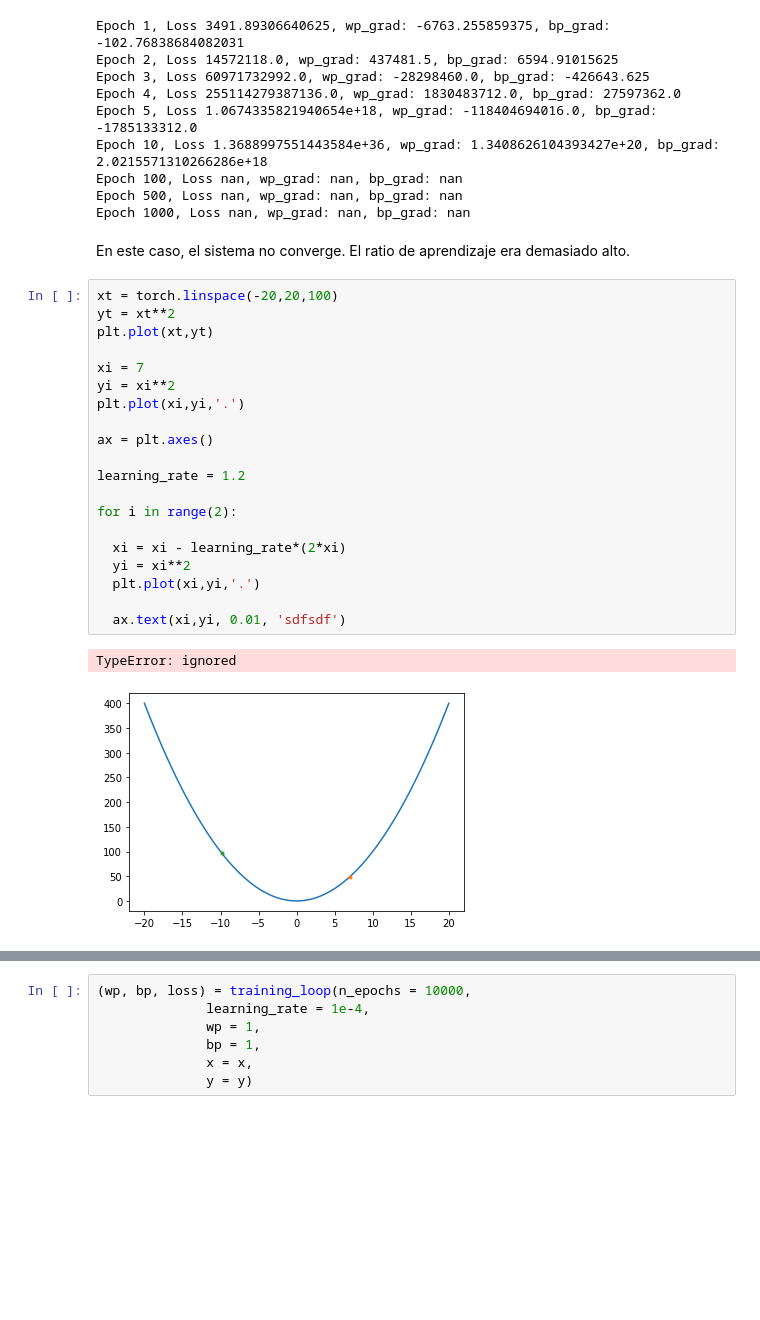
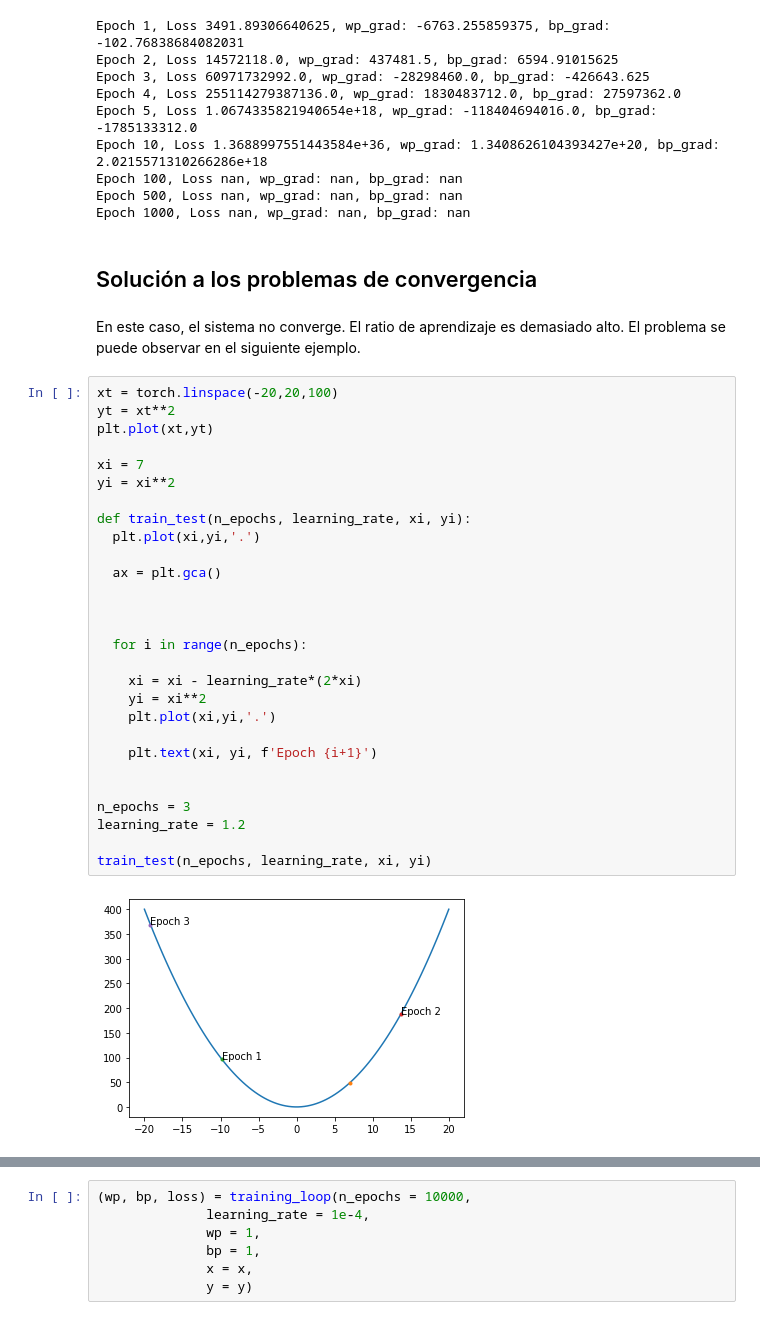
Before and after one commit to rusamentiaga/pytorch-test, a Jupyter notebook: 2_learning.ipynb, the cells around one changed output, grey strips where cells are left out. Cells and saved outputs as stored; diff of their text form; blank space fills up the shorter version.

```diff
--- a/2_learning.ipynb
+++ b/2_learning.ipynb
@@ -193,28 +189,37 @@ Epoch 10, Loss 1.3688997551443584e+36, wp_grad: 1.3408626104393427e+20, bp_grad:
 Epoch 100, Loss nan, wp_grad: nan, bp_grad: nan
 Epoch 500, Loss nan, wp_grad: nan, bp_grad: nan
 Epoch 1000, Loss nan, wp_grad: nan, bp_grad: nan
+# %% [markdown]
+## Solución a los problemas de convergencia
 # %% [markdown]
-En este caso, el sistema no converge. El ratio de aprendizaje era demasiado alto.
+En este caso, el sistema no converge. El ratio de aprendizaje es demasiado alto. El problema se puede observar en el siguiente ejemplo.
 # %%
 xt = torch.linspace(-20,20,100)
 yt = xt**2
 plt.plot(xt,yt)
 
 xi = 7
 yi = xi**2
-plt.plot(xi,yi,'.')
 
-ax = plt.axes()
+def train_test(n_epochs, learning_rate, xi, yi):
+  plt.plot(xi,yi,'.')
 
+  ax = plt.gca()
+
+
+
+  for i in range(n_epochs):
+
+    xi = xi - learning_rate*(2*xi)
+    yi = xi**2
+    plt.plot(xi,yi,'.')
+
+    plt.text(xi, yi, f'Epoch {i+1}')
+
+
+n_epochs = 3
 learning_rate = 1.2
 
-for i in range(2):
-
-  xi = xi - learning_rate*(2*xi)
-  yi = xi**2
-  plt.plot(xi,yi,'.')
-
-  ax.text(xi,yi, 0.01, 'sdfsdf')
+train_test(n_epochs, learning_rate, xi, yi)
 # %% [output]
-TypeError: ignored
-[figure, old version]
+[figure, new version]
```
Also changed, not shown: parts of 33 cells of this notebook.
